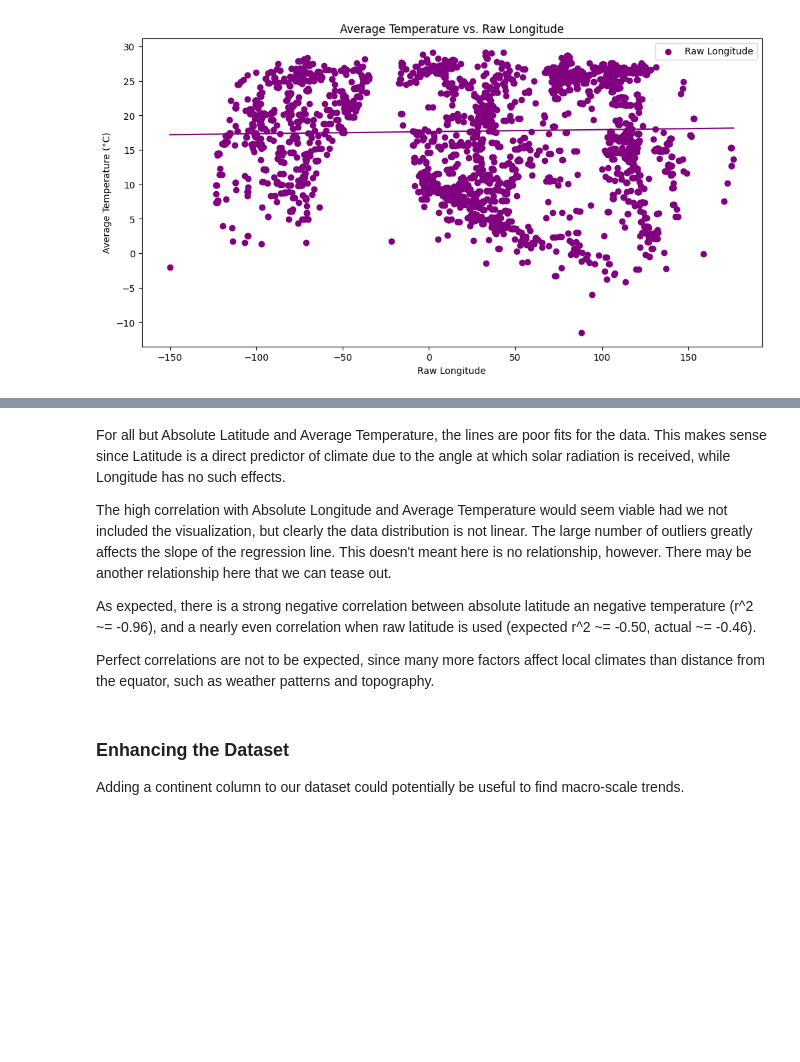
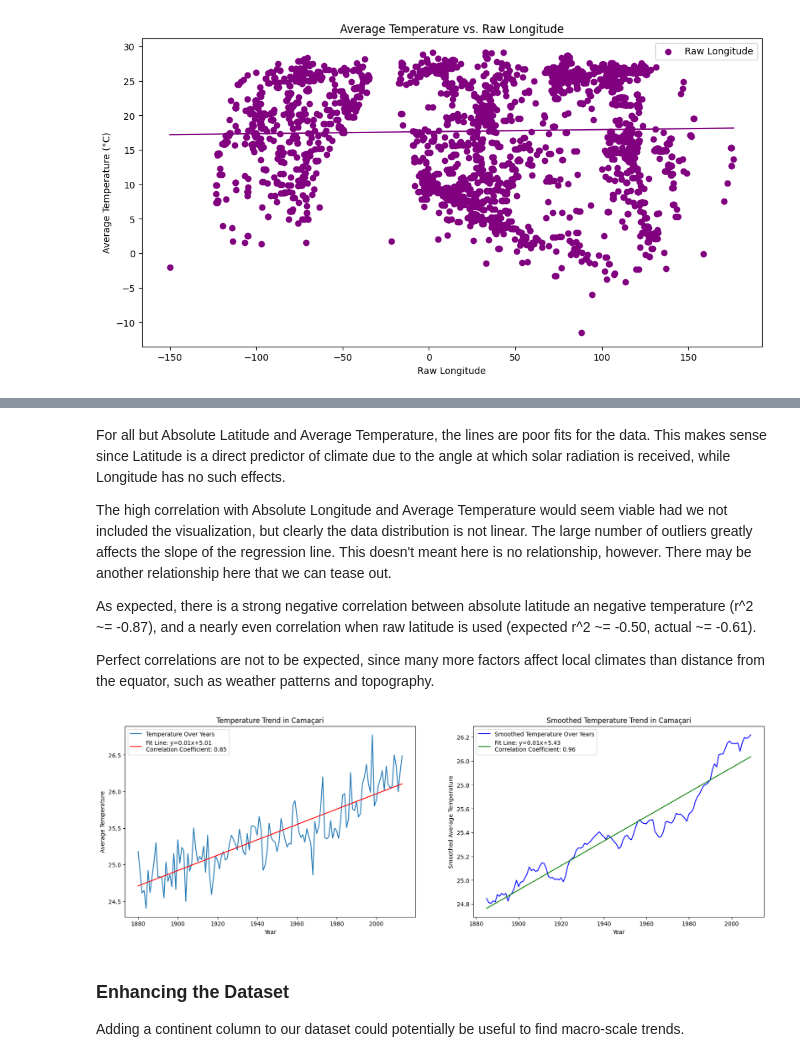
Before and after one commit to jacobRidenour/Temperature-Patterns, a Jupyter notebook: Analysis 1 Exploration Preparation.ipynb, the cells around one changed output, grey strips where cells are left out. Drawn from its saved outputs; the diff is of its cells as text; code cells hidden in the pictures; blank space fills up the shorter version.

```diff
--- a/Analysis 1 Exploration Preparation.ipynb
+++ b/Analysis 1 Exploration Preparation.ipynb
@@ -492,9 +489,48 @@ For all but Absolute Latitude and Average Temperature, the lines are poor fits f
 
 The high correlation with Absolute Longitude and Average Temperature would seem viable had we not included the visualization, but clearly the data distribution is not linear. The large number of outliers greatly affects the slope of the regression line. This doesn't meant here is no relationship, however. There may be another relationship here that we can tease out.
 
-As expected, there is a strong negative correlation between absolute latitude an negative temperature (r^2 ~= -0.96), and a nearly even correlation when raw latitude is used (expected r^2 ~= -0.50, actual ~= -0.46).
+As expected, there is a strong negative correlation between absolute latitude an negative temperature (r^2 ~= -0.87), and a nearly even correlation when raw latitude is used (expected r^2 ~= -0.50, actual ~= -0.61).
 
 Perfect correlations are not to be expected, since many more factors affect local climates than distance from the equator, such as weather patterns and topography.
+# %%
+selected_city = random.choice(unique_cities)
+
+city_data = df_updated[df_updated['City'] == selected_city].sort_values('Year')
+
+x = city_data['Year']
+y = city_data['AverageTemperature']
+
+# Smoothed data using rolling mean with a window of 10 years
+smoothed_y = y.rolling(window=10, center=True).mean()
+
+# lines of best fit
+slope, intercept, r_value, _, _ = linregress(x, y)
+fit_line = slope * x + intercept
+
+slope_smooth, intercept_smooth, r_value_smooth, _, _ = linregress(x[~smoothed_y.isna()], smoothed_y.dropna())
+fit_line_smooth = slope_smooth * x[~smoothed_y.isna()] + intercept_smooth
+
+fig, axs = plt.subplots(1, 2, figsize=(20, 6))
+
+# Original data graph
+axs[0].plot(x, y, label='Temperature Over Years', linestyle='-')
+axs[0].plot(x, fit_line, 'r', label=f'Fit Line: y={slope:.2f}x+{intercept:.2f}\nCorrelation Coefficient: {r_value:.2f}')
+axs[0].set_title(f'Temperature Trend in {selected_city}')
+axs[0].set_xlabel('Year')
+axs[0].set_ylabel('Average Temperature')
+axs[0].legend()
+
+# Smoothed data graph
+axs[1].plot(x, smoothed_y, label='Smoothed Temperature Over Years', linestyle='-', color='blue')
+axs[1].plot(x[~smoothed_y.isna()], fit_line_smooth, 'g', label=f'Fit Line: y={slope_smooth:.2f}x+{intercept_smooth:.2f}\nCorrelation Coefficient: {r_value_smooth:.2f}')
+axs[1].set_title(f'Smoothed Temperature Trend in {selected_city}')
+axs[1].set_xlabel('Year')
+axs[1].set_ylabel('Smoothed Average Temperature')
+axs[1].legend()
+
+plt.show()
+# %% [output]
+[figure, added]
 # %% [markdown]
 ### Enhancing the Dataset
 
```
Also changed, not shown: parts of 13 cells of this notebook, 9 other files.
